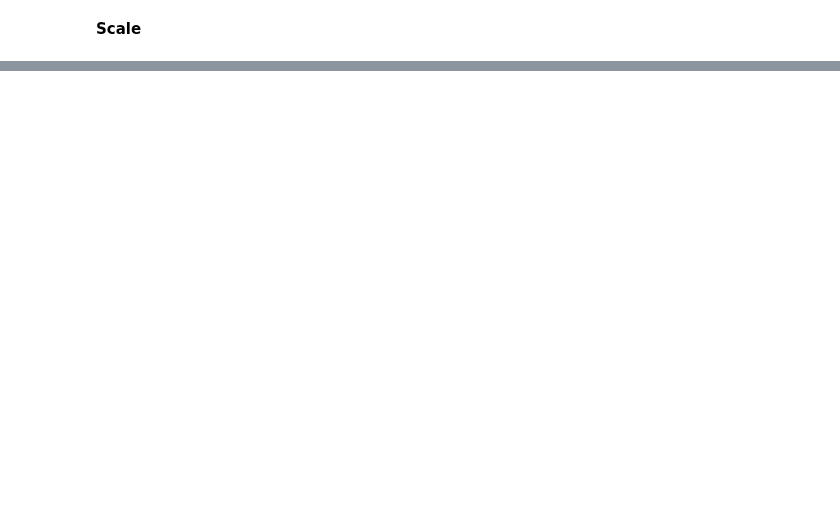
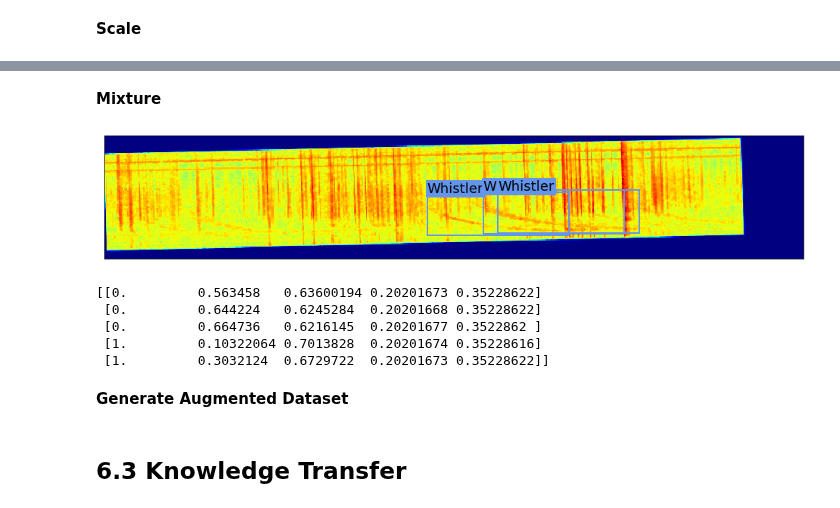
Before and after one commit to Kojey/MSc-whistler-waves-detector, a Jupyter notebook: ipy/report/chapter6.ipynb, the cells around one changed output, grey strips where cells are left out. Cells and saved outputs as stored; diff of their text form; code cells hidden in the pictures; blank space fills up the shorter version.

```diff
--- a/ipy/report/chapter6.ipynb
+++ b/ipy/report/chapter6.ipynb
@@ -79,0 +114,17 @@ database.show_yolo_labelled_img(img,bboxes, rgb=False, noise=False, cmap='jet',
+# %% [markdown]
+**Mixture**
+# %%
+aug_t = ['scale', 'rotate']
+img, bboxes = yolo_aug.data_aug(file, aug_t, t, t_params)
+bboxes = yolo_aug.bbox_index_to_norm(img, bboxes)
+database.show_yolo_labelled_img(img,bboxes, rgb=False, noise=False, cmap='jet', font=font)
+print(bboxes)
+# %% [output]
+[figure, added]
+[[0.         0.563458   0.63600194 0.20201673 0.35228622]
+ [0.         0.644224   0.6245284  0.20201668 0.35228622]
+ [0.         0.664736   0.6216145  0.20201677 0.3522862 ]
+ [1.         0.10322064 0.7013828  0.20201674 0.35228616]
+ [1.         0.3032124  0.6729722  0.20201673 0.35228622]]
+# %% [markdown]
+**Generate Augmented Dataset**
@@ -79,0 +138,2 @@ database.show_yolo_labelled_img(img,bboxes, rgb=False, noise=False, cmap='jet',
+# %% [markdown]
+## **6.3 Knowledge Transfer**
```
Also changed, not shown: parts of 18 cells of this notebook, 6 other files.
